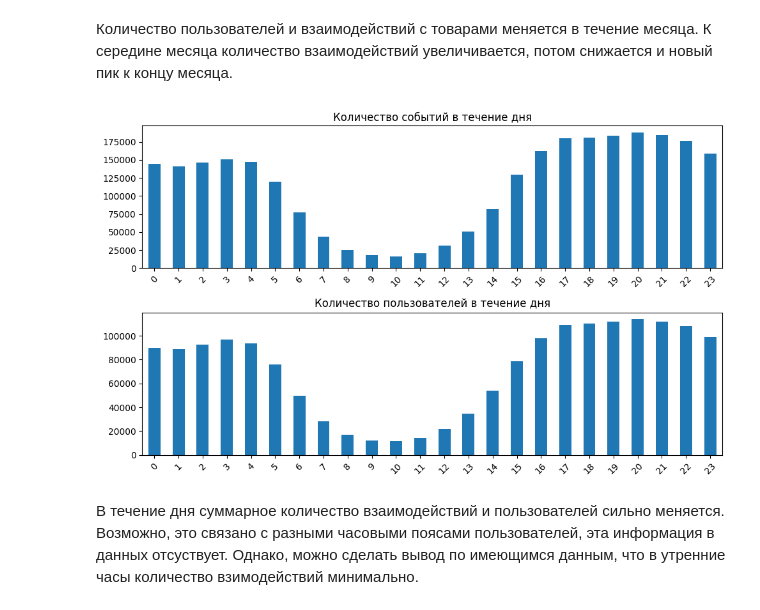
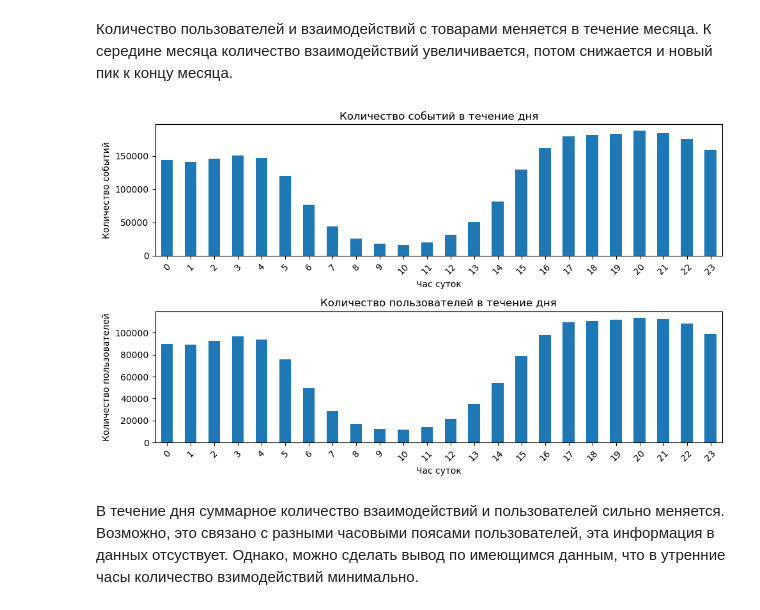
Before and after one commit to RumKam/mle-pr-final, a Jupyter notebook: notebooks/main_research_v02.ipynb, the cells around one changed output. Saved outputs shown, nothing was run; the diff lists cells and outputs as text; code cells hidden in the pictures.

```diff
--- a/notebooks/main_research_v00.ipynb
+++ b/notebooks/main_research_v02.ipynb
@@ -471,23 +468,27 @@ events_hour = events.groupby("hour").agg(events=("hour", "count"),
 # %%
 # Построим распределение событий по часам в течение дня
 
 fig, axs = plt.subplots(2, 1, figsize=(10, 6))
 
 ax = axs[0]
 events_hour["events"].plot(kind="bar", ax=ax)
 ax.set_title('Количество событий в течение дня')
 ax.set_xticklabels(events_hour['hour'], rotation=45)
 ax.tick_params(axis='x', labelsize=10)
+ax.set_xlabel('Час суток')
+ax.set_ylabel('Количество событий')
 
 ax = axs[1]
 events_hour["users"].plot(kind="bar", ax=ax)
 ax.set_title('Количество пользователей в течение дня')
 ax.set_xticklabels(events_hour['hour'], rotation=45)
 ax.tick_params(axis='x', labelsize=10)
+ax.set_xlabel('Час суток')
+ax.set_ylabel('Количество пользователей')
 
 fig.tight_layout()
 # %% [output]
-[figure, old version]
+[figure, new version]
 # %% [markdown]
 В течение дня суммарное количество взаимодействий и пользователей сильно меняется. Возможно, это связано с разными часовыми поясами пользователей, эта информация в данных отсуствует. Однако, можно сделать вывод по имеющимся данным, что в утренние часы количество взимодействий минимально.
 # %%
```
Also changed, not shown: parts of 14 cells of this notebook.
